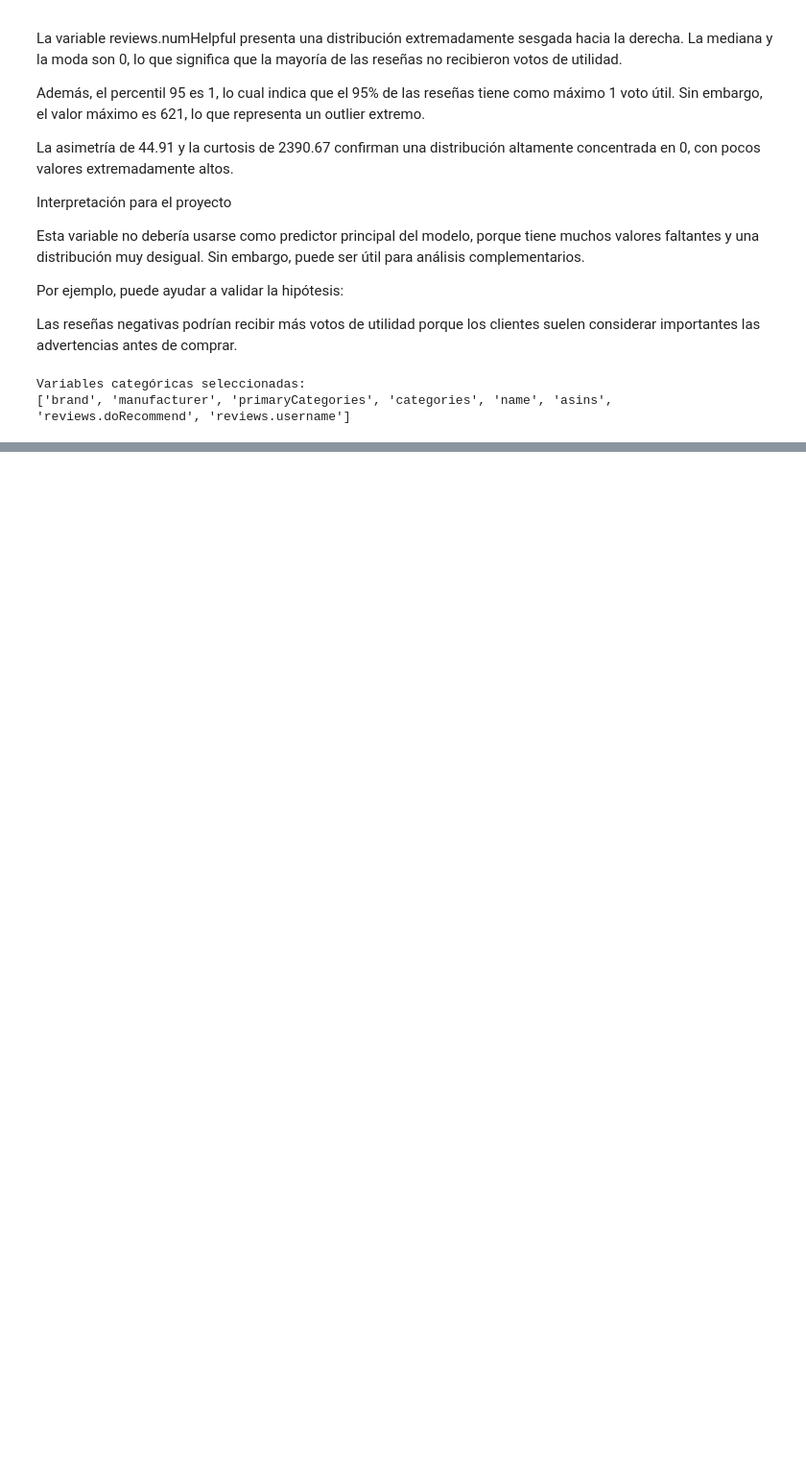
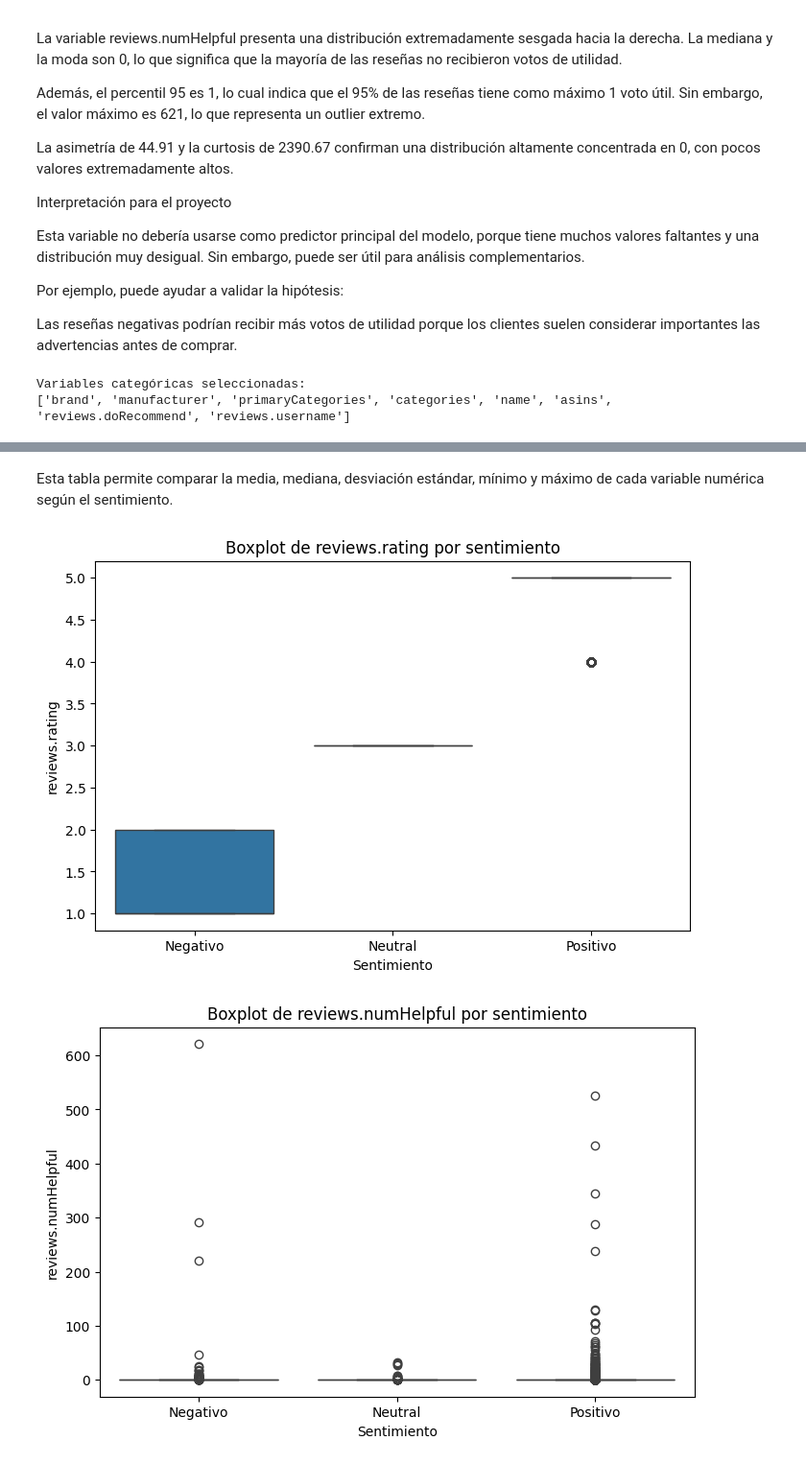
Before and after one commit to R3beAM/Proyecto-Final-Integracion, a Jupyter notebook: Parte_2_Proyecto_Final_Integracion.ipynb, the cells around one changed output, grey strips where cells are left out. Shown at 96% size. Saved outputs shown, nothing was run; the diff lists cells and outputs as text; code cells hidden in the pictures; blank space fills up the shorter version.

```diff
--- a/Parte_2_Proyecto_Final_Integracion.ipynb
+++ b/Parte_2_Proyecto_Final_Integracion.ipynb
@@ -792,0 +1140,21 @@ display(resumen_categoricas)
+# %%
+#Crear variables numéricas derivadas del texto
+
+# Longitud del texto en caracteres
+df["review_length_chars"] = df["reviews.text"].astype(str).apply(len)
+
+# Longitud del texto en palabras
+df["review_length_words"] = df["reviews.text"].astype(str).apply(lambda x: len(x.split()))
+
+# Asegurar que reviews.numHelpful sea numérica
+df["reviews.numHelpful"] = pd.to_numeric(df["reviews.numHelpful"], errors="coerce")
+
+# Variables numéricas para comparar contra el target
+variables_numericas = [
+    "reviews.rating",
+    "reviews.numHelpful",
+    "review_length_chars",
+    "review_length_words"
+]
+
+variables_numericas
@@ -792,0 +1181,22 @@ display(resumen_categoricas)
+# %% [markdown]
+Esta tabla permite comparar la media, mediana, desviación estándar, mínimo y máximo de cada variable numérica según el sentimiento.
+# %%
+#Boxplots por clase
+
+for col in variables_numericas:
+    plt.figure(figsize=(8, 5))
+
+    sns.boxplot(
+        data=df,
+        x="sentiment",
+        y=col,
+        order=["Negativo", "Neutral", "Positivo"]
+    )
+
+    plt.title(f"Boxplot de {col} por sentimiento")
+    plt.xlabel("Sentimiento")
+    plt.ylabel(col)
+    plt.show()
+# %% [output]
+[figure, added]
+[figure, added]
```
Also changed, not shown: parts of 68 cells of this notebook.
